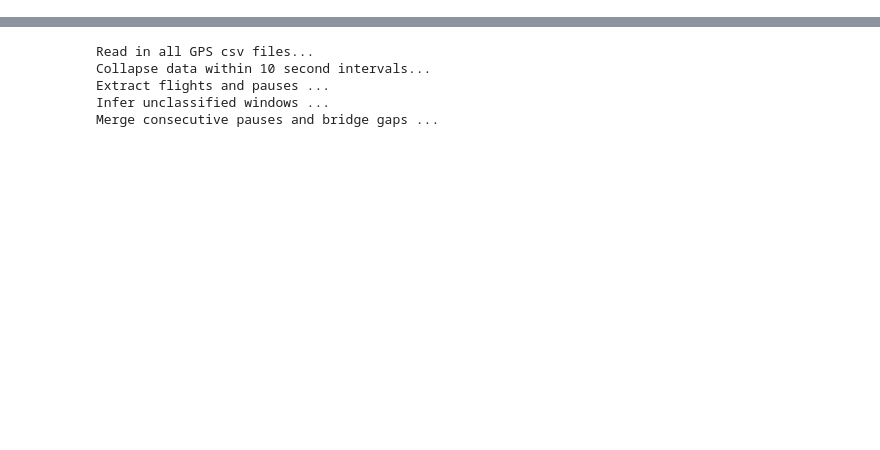
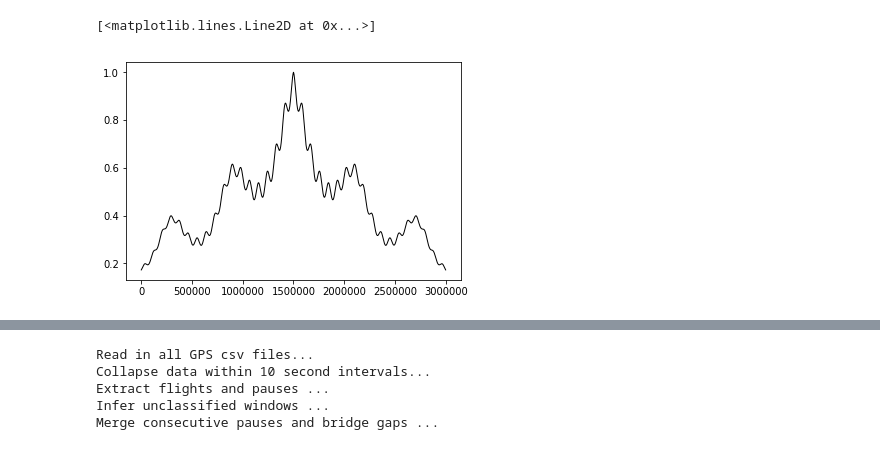
Before and after one commit to onnela-lab/forest, a Jupyter notebook: sweet_olive/geometry_gps.ipynb, the cells around one changed output, grey strips where cells are left out. Drawn from its saved outputs; the diff is of its cells as text; code cells hidden in the pictures; blank space fills up the shorter version.

```diff
--- a/sweet_olive/geometry_gps.ipynb
+++ b/sweet_olive/geometry_gps.ipynb
@@ -861,0 +957,5 @@ def Imp2traj(imp_table,MobMat,itrvl=10,r=None,w=None,h=None):
+# %%
+plt.plot(current_t,0.6*k1+0.4*k2, 'k-', lw=1)
+# %% [output]
+[<matplotlib.lines.Line2D at 0x...>]
+[figure, added]
```
Also changed, not shown: parts of 25 cells of this notebook.
